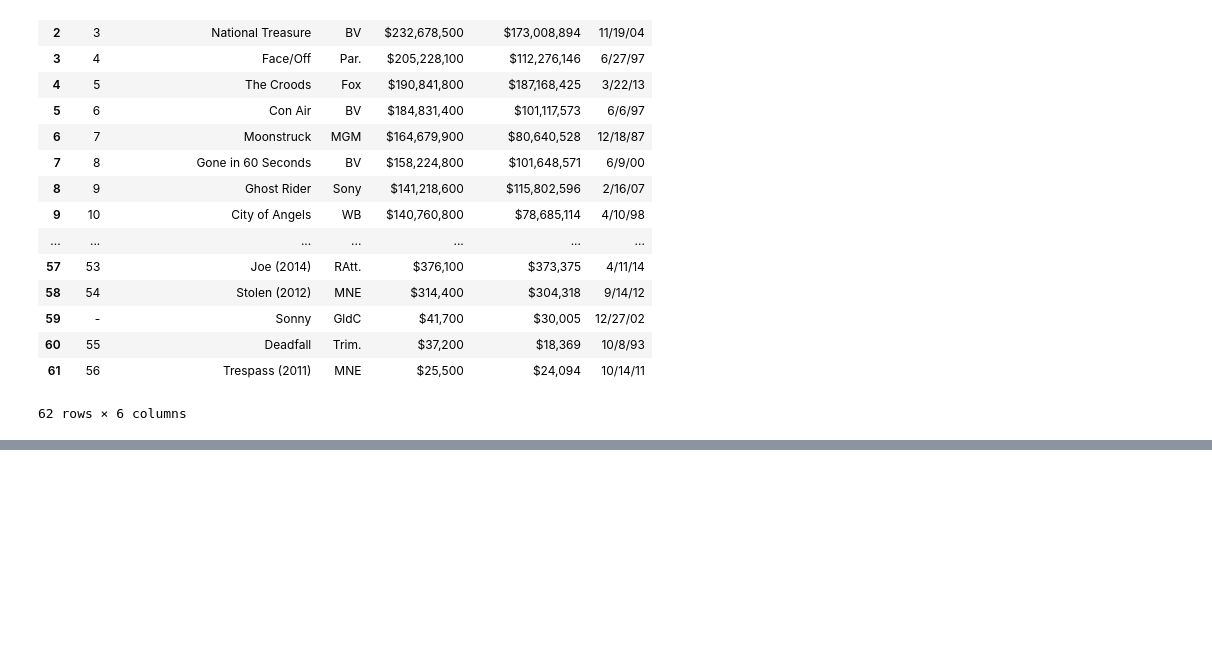
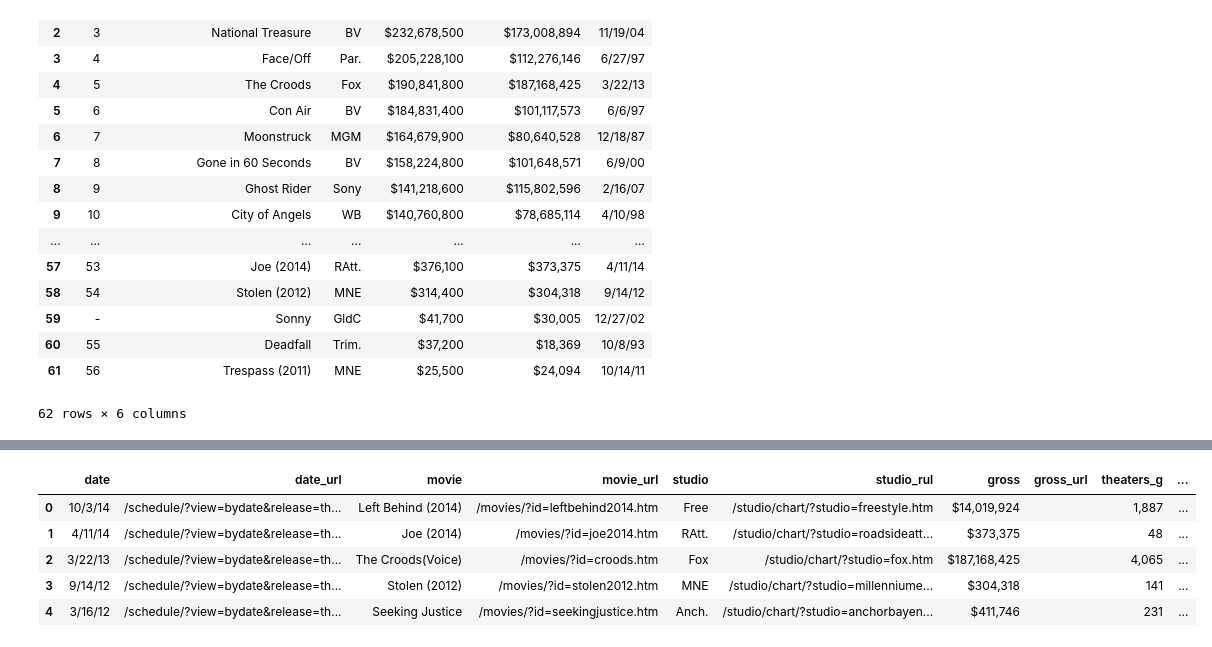
Before and after one commit to johnmwalters/Project_Luther, a Jupyter notebook: nc_webscrape.ipynb, the cells around one changed output, grey strips where cells are left out. Saved outputs shown, nothing was run; the diff lists cells and outputs as text; code cells hidden in the pictures; blank space fills up the shorter version.

```diff
--- a/nc_webscrape.ipynb
+++ b/nc_webscrape.ipynb
@@ -305,0 +459,35 @@ nc_movies_adj
+# %%
+def movie_table(all_movie_html_block_adj):
+    movie_table = []
+    movie_html_block = []
+    movie_attribute = []
+    movie_items = []
+    for x in range(1, len(all_movie_html_block_adj)):
+        movie_items = [] #this is cleared out as we reloop through the list to append new individual movie attributes
+        movie_html_block = all_movie_html_block_adj[x] #individual blocks from all_movie_html_block
+        for i in range(0, len(movie_html_block.find_all('td'))):
+            movie_attribute = movie_html_block.find_all('td')[i].text
+            movie_items.append(movie_attribute)
+            try:
+            	movie_html = movie_html_block.find_all('td')[i].a['href']
+            except:
+            	movie_html = ""
+            movie_items.append(movie_html)
+        movie_table.append(movie_items)
+    return movie_table
+
+movie_table1 = movie_table(all_movie_html_block)
+movie_table2 = movie_table(all_movie_html_block_adj)
+col = ['date', 'date_url', 'movie', 'movie_url', 'studio', 'studio_rul', 'gross', 'gross_url', 'theaters_g', 'theaters_g_url', 'opening', 'opening_url', 'theaters_o', 'theaters_o_url', 'rank', 'rank_url']
+nc_movies_1 = pd.DataFrame(movie_table1, columns = col)
+col = ['rank', 'rank_url', 'movie', 'movie_url', 'studio', 'studio_url','adjusted_gross', 'adjusted_gross_url', 'adjusted_opening', 'adjusted_opening_url', 'date', 'date_url']
+nc_movies_2 = pd.DataFrame(movie_table2, columns = col)
+# %%
+nc_movies_1.head()
+# %% [output]
+|  | date | date_url | movie | movie_url | studio | studio_rul | gross | gross_url | theaters_g | ... |
+| 0 | 10/3/14 | /schedule/?view=bydate&release=th... | Left Behind (2014) | /movies/?id=leftbehind2014.htm | Free | /studio/chart/?studio=freestyle.htm | $14,019,924 |  | 1,887 | ... |
+| 1 | 4/11/14 | /schedule/?view=bydate&release=th... | Joe (2014) | /movies/?id=joe2014.htm | RAtt. | /studio/chart/?studio=roadsideatt... | $373,375 |  | 48 | ... |
+| 2 | 3/22/13 | /schedule/?view=bydate&release=th... | The Croods(Voice) | /movies/?id=croods.htm | Fox | /studio/chart/?studio=fox.htm | $187,168,425 |  | 4,065 | ... |
+| 3 | 9/14/12 | /schedule/?view=bydate&release=th... | Stolen (2012) | /movies/?id=stolen2012.htm | MNE | /studio/chart/?studio=millenniume... | $304,318 |  | 141 | ... |
+| 4 | 3/16/12 | /schedule/?view=bydate&release=th... | Seeking Justice | /movies/?id=seekingjustice.htm | Anch. | /studio/chart/?studio=anchorbayen... | $411,746 |  | 231 | ... |
```
Also changed, not shown: parts of 15 cells of this notebook.
